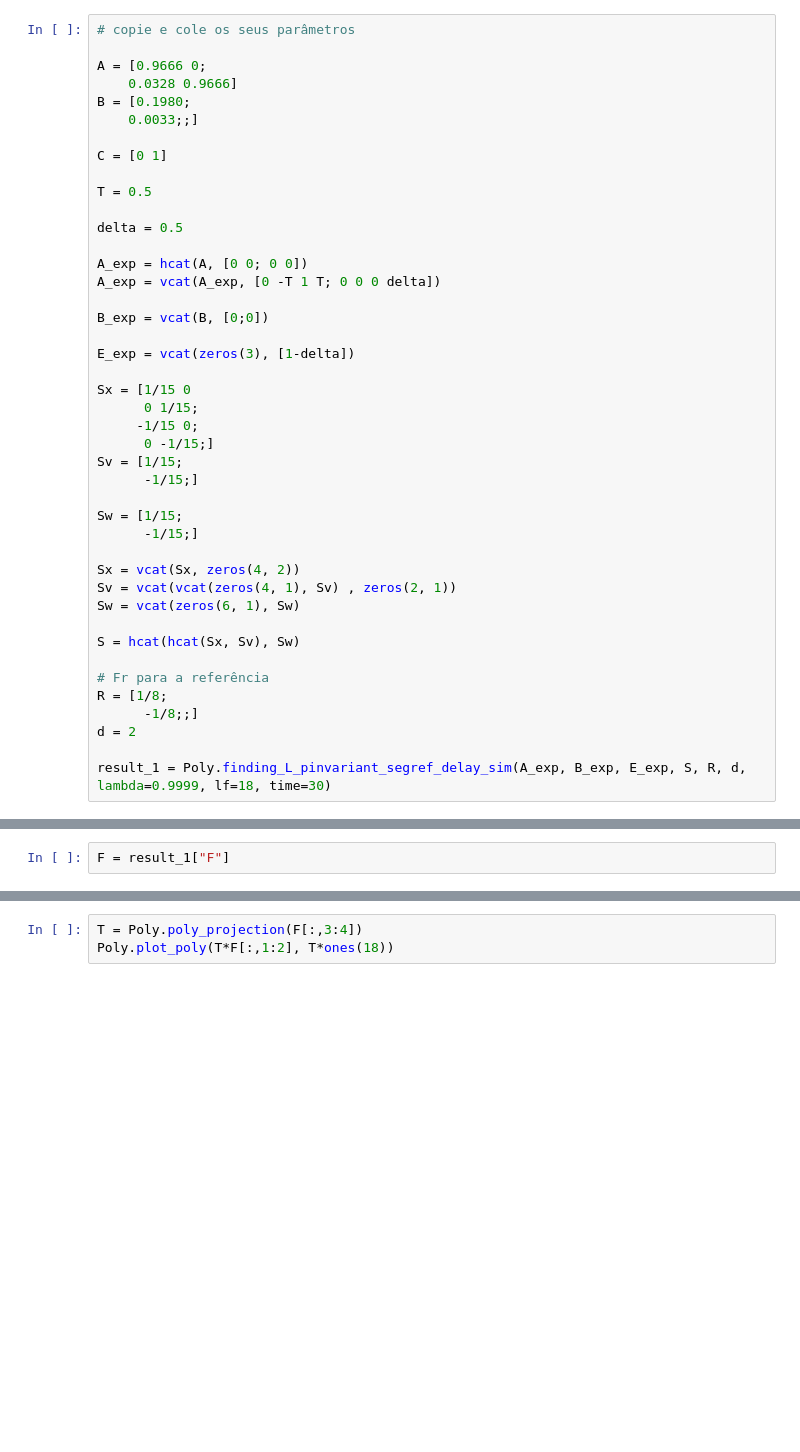
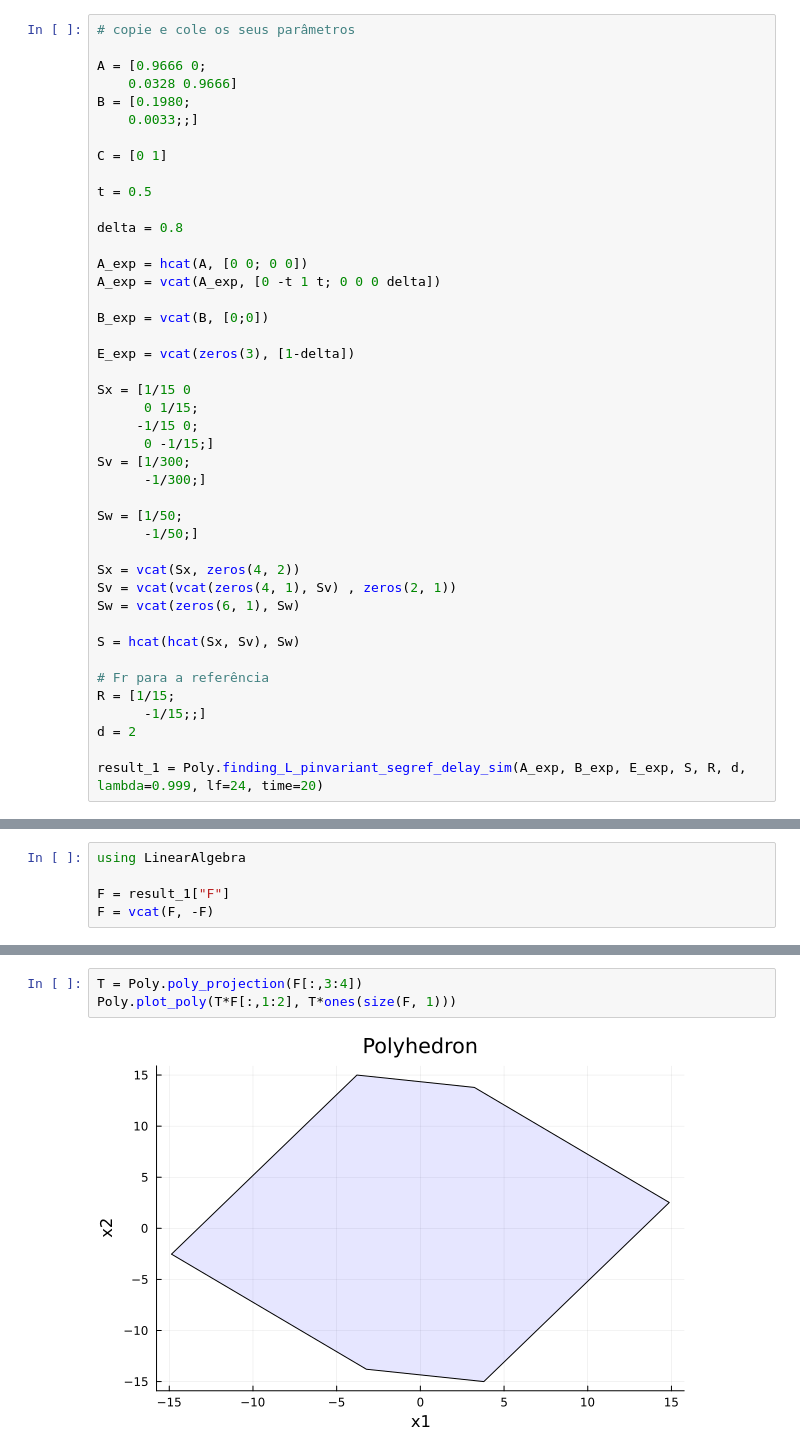
Before and after one commit to Nicholas-Wallace/Polyhedron, a Jupyter notebook: exemplo_artigo.ipynb, the cells around one changed output, grey strips where cells are left out. Drawn from its saved outputs; the diff is of its cells as text; blank space fills up the shorter version.

Commit message:
results with 3 different deltas (0.8, 0.75, 0.725)

```diff
--- a/exemplo_artigo.ipynb
+++ b/exemplo_artigo.ipynb
@@ -16,12 +23,12 @@ B = [0.1980;
 
 C = [0 1]
 
-T = 0.5
+t = 0.5
 
-delta = 0.5
+delta = 0.8
 
 A_exp = hcat(A, [0 0; 0 0])
-A_exp = vcat(A_exp, [0 -T 1 T; 0 0 0 delta])
+A_exp = vcat(A_exp, [0 -t 1 t; 0 0 0 delta])
 
 B_exp = vcat(B, [0;0])
 
@@ -31,11 +38,11 @@ Sx = [1/15 0
       0 1/15;
      -1/15 0;
       0 -1/15;]
-Sv = [1/15;
-      -1/15;]
+Sv = [1/300;
+      -1/300;]
 
-Sw = [1/15;
-      -1/15;]
+Sw = [1/50;
+      -1/50;]
 
 Sx = vcat(Sx, zeros(4, 2))
 Sv = vcat(vcat(zeros(4, 1), Sv) , zeros(2, 1))
@@ -44,8 +51,8 @@ Sw = vcat(zeros(6, 1), Sw)
 S = hcat(hcat(Sx, Sv), Sw)
 
 # Fr para a referência
-R = [1/8;
-      -1/8;;]
+R = [1/15;
+      -1/15;;]
 d = 2
 
-result_1 = Poly.finding_L_pinvariant_segref_delay_sim(A_exp, B_exp, E_exp, S, R, d, lambda=0.9999, lf=18, time=30)
+result_1 = Poly.finding_L_pinvariant_segref_delay_sim(A_exp, B_exp, E_exp, S, R, d, lambda=0.999, lf=24, time=20)
@@ -52,2 +86,5 @@ result_1 = Poly.finding_L_pinvariant_segref_delay_sim(A_exp, B_exp, E_exp, S, R,
 # %%
+using LinearAlgebra
+
 F = result_1["F"]
+F = vcat(F, -F)
@@ -56,6 +114,8 @@ G = result_1["G"]
 # %%
 T = Poly.poly_projection(F[:,3:4])
-Poly.plot_poly(T*F[:,1:2], T*ones(18))
+Poly.plot_poly(T*F[:,1:2], T*ones(size(F, 1)))
+# %% [output]
+[figure, added]
 # %%
 using Plots
 
```
Also changed, not shown: parts of 28 cells of this notebook, 3 other files.
